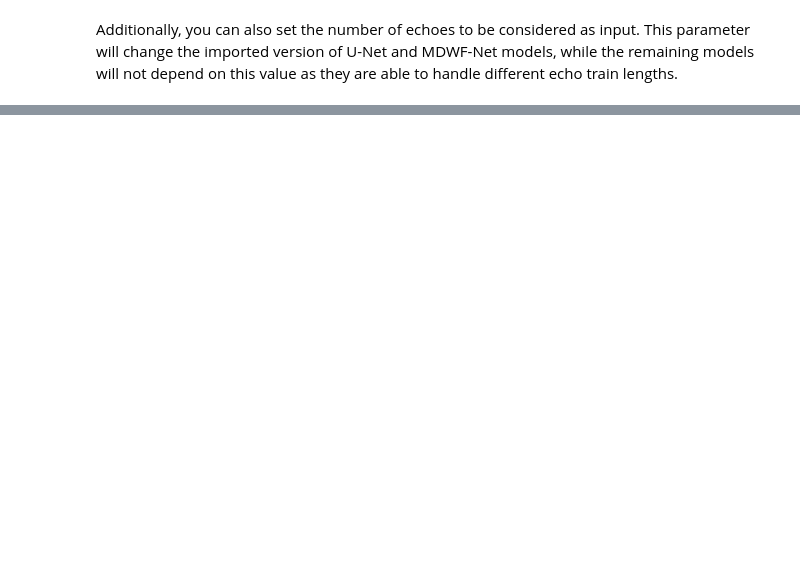
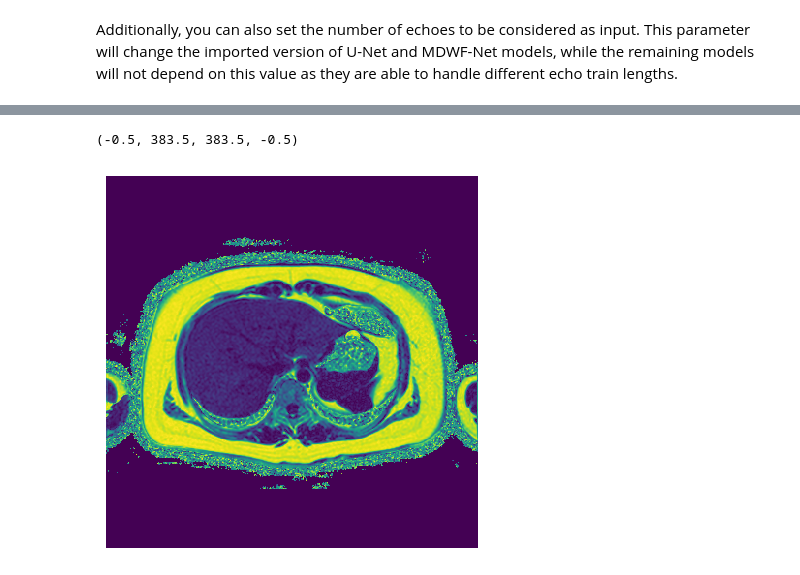
Before and after one commit to jpmeneses/IDEAL-GAN, a Jupyter notebook: try-models.ipynb, the cells around one changed output, grey strips where cells are left out. Cells and saved outputs as stored; diff of their text form; code cells hidden in the pictures; blank space fills up the shorter version.

```diff
--- a/try-models.ipynb
+++ b/try-models.ipynb
@@ -382,3 +387,9 @@ R2.append(np.expand_dims(r2_aux*r2_sc, axis=-1))
+# %%
+plt.matshow(PDFF_aux)
+plt.axis('off')
+# %% [output]
+(-0.5, 383.5, 383.5, -0.5)
+[figure, added]
 # %%
 if A2B_var is not None:
     from matplotlib.colors import LogNorm
```
Also changed, not shown: parts of 7 cells of this notebook.
